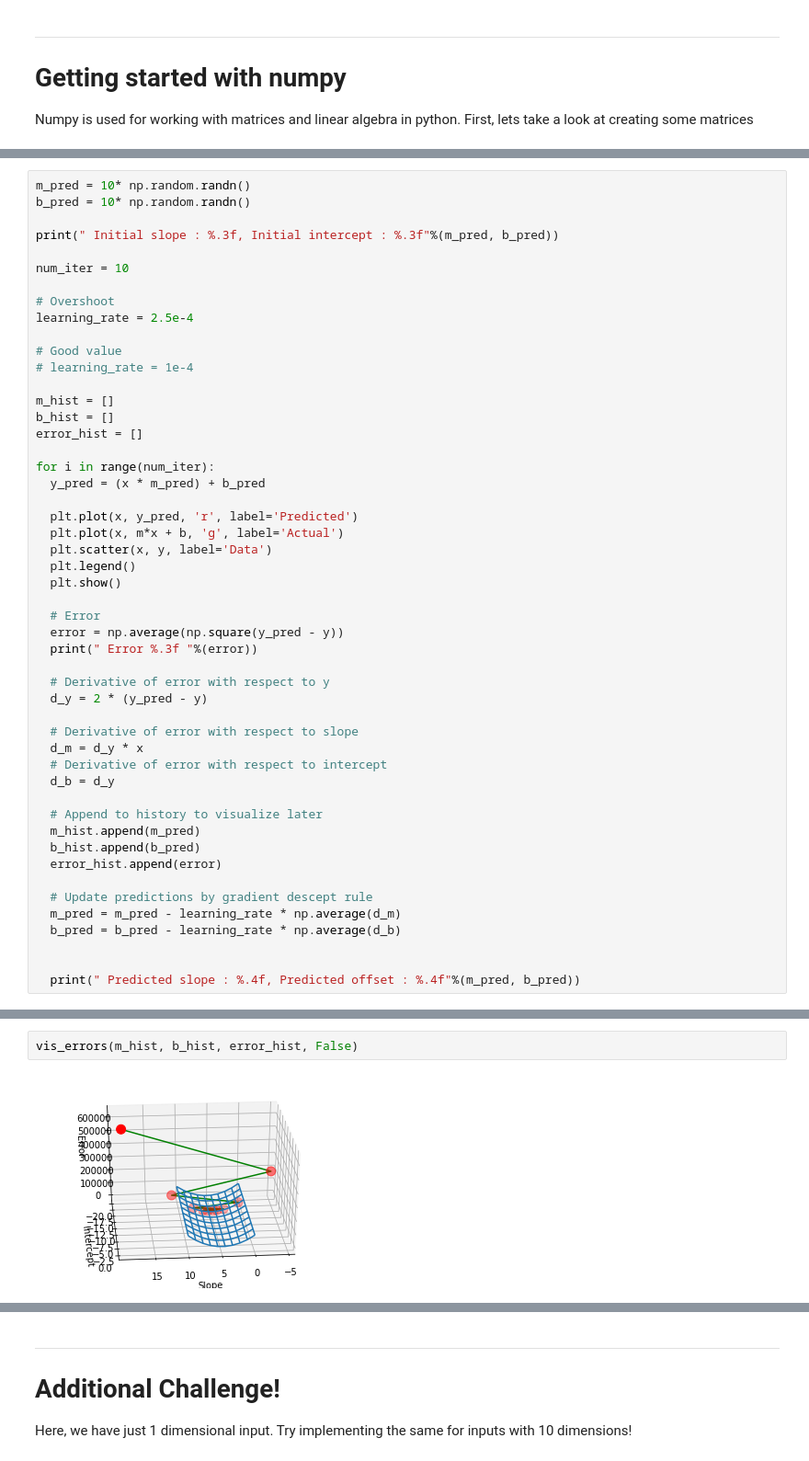
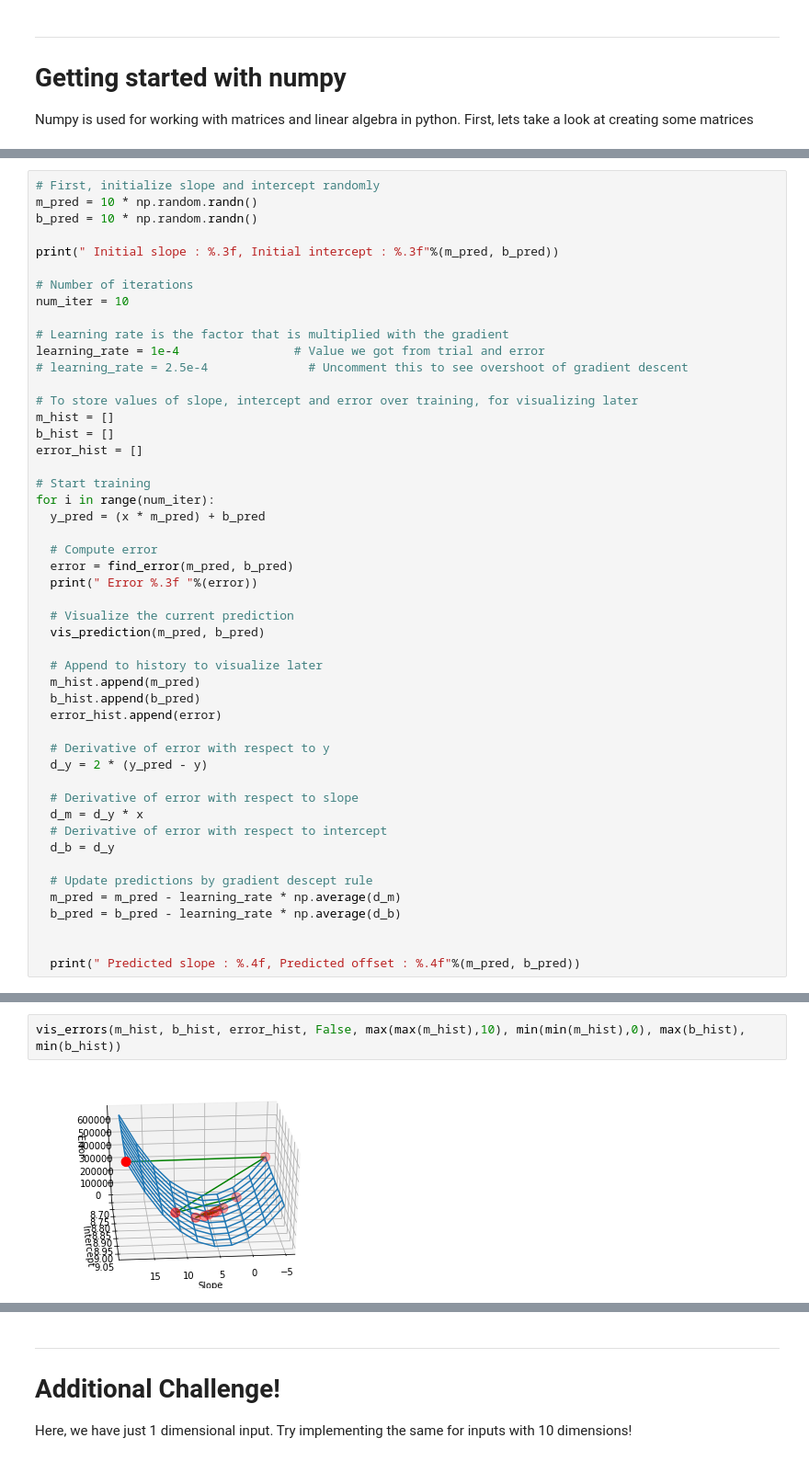
Before and after one commit to Ashwin-Rajesh/PyTorch_IEEE_2021, a Jupyter notebook: 1_LinearRegression.ipynb, the cells around one changed output, grey strips where cells are left out. Shown at 92% size. Drawn from its saved outputs; the diff is of its cells as text.

```diff
--- a/1_LinearRegression.ipynb
+++ b/1_LinearRegression.ipynb
@@ -149,33 +243,37 @@ vis_errors(m, b, find_error(m, b), True)
 # %%
-m_pred = 10* np.random.randn()
-b_pred = 10* np.random.randn()
+# First, initialize slope and intercept randomly
+m_pred = 10 * np.random.randn()
+b_pred = 10 * np.random.randn()
 
 print(" Initial slope : %.3f, Initial intercept : %.3f"%(m_pred, b_pred))
 
+# Number of iterations
 num_iter = 10
 
-# Overshoot
-learning_rate = 2.5e-4
+# Learning rate is the factor that is multiplied with the gradient
+learning_rate = 1e-4                # Value we got from trial and error
+# learning_rate = 2.5e-4              # Uncomment this to see overshoot of gradient descent
 
-# Good value
-# learning_rate = 1e-4
-
+# To store values of slope, intercept and error over training, for visualizing later
 m_hist = []
 b_hist = []
 error_hist = []
 
+# Start training
 for i in range(num_iter):
   y_pred = (x * m_pred) + b_pred
 
-  plt.plot(x, y_pred, 'r', label='Predicted')
-  plt.plot(x, m*x + b, 'g', label='Actual')
-  plt.scatter(x, y, label='Data')
-  plt.legend()
-  plt.show()
+  # Compute error
+  error = find_error(m_pred, b_pred)
+  print(" Error %.3f "%(error))
 
-  # Error
-  error = np.average(np.square(y_pred - y))
-  print(" Error %.3f "%(error))
+  # Visualize the current prediction
+  vis_prediction(m_pred, b_pred)
+
+  # Append to history to visualize later
+  m_hist.append(m_pred)
+  b_hist.append(b_pred)
+  error_hist.append(error)
 
   # Derivative of error with respect to y
   d_y = 2 * (y_pred - y)
@@ -185,11 +283,6 @@ for i in range(num_iter):
   # Derivative of error with respect to intercept
   d_b = d_y
 
-  # Append to history to visualize later
-  m_hist.append(m_pred)
-  b_hist.append(b_pred)
-  error_hist.append(error)
-
   # Update predictions by gradient descept rule
   m_pred = m_pred - learning_rate * np.average(d_m)
   b_pred = b_pred - learning_rate * np.average(d_b)
@@ -217,6 +311,6 @@ for i in range(num_iter):
 ... (9 outputs left out)
 # %%
-vis_errors(m_hist, b_hist, error_hist, False)
+vis_errors(m_hist, b_hist, error_hist, False, max(max(m_hist),10), min(min(m_hist),0), max(b_hist), min(b_hist))
 # %% [output]
-[figure, old version]
+[figure, new version]
 # %% [markdown]
```
Also changed, not shown: parts of 19 cells of this notebook.
